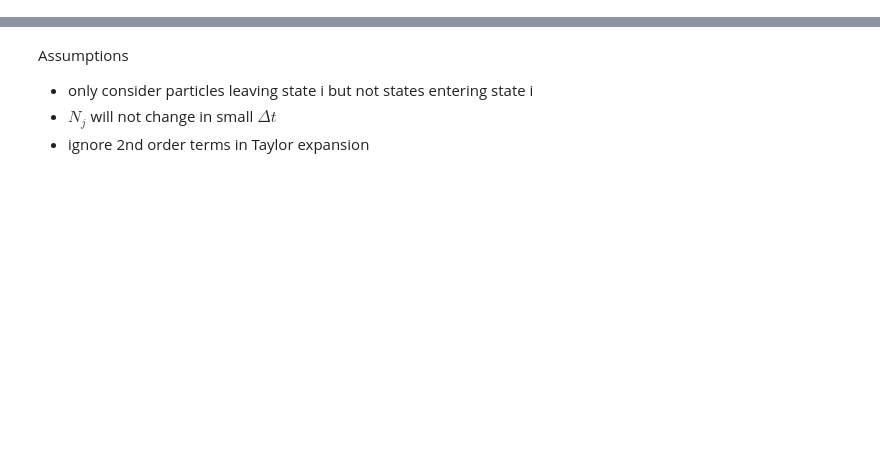
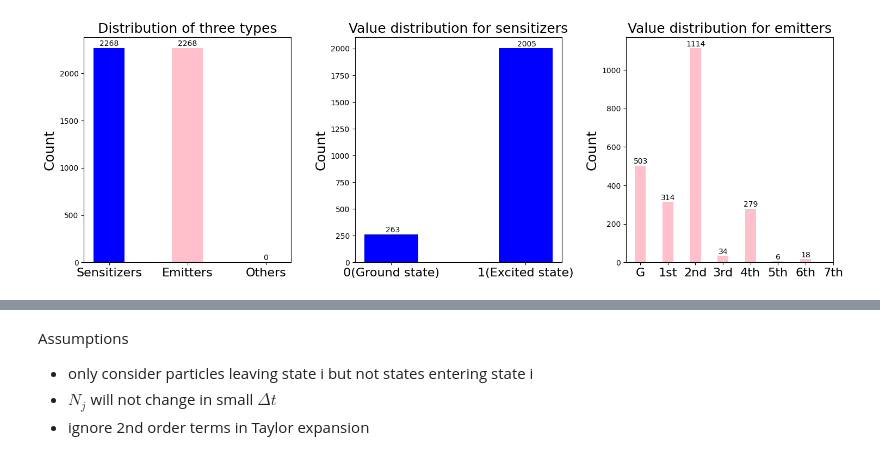
Before and after one commit to yzheng0331/ODE-coefs, a Jupyter notebook: MC/mc1.ipynb, the cells around one changed output, grey strips where cells are left out. Drawn from its saved outputs; the diff is of its cells as text; code cells hidden in the pictures; blank space fills up the shorter version.

```diff
--- a/MC/mc1.ipynb
+++ b/MC/mc1.ipynb
@@ -28,0 +34,5 @@ simulator_big.simulate(3000, 6000)
+# %%
+simulator_big.simulate(1000)
+simulator_big.lattice.plot_distributions()
+# %% [output]
+[figure, added]
```
Also changed, not shown: parts of 11 cells of this notebook, 3 other files.
